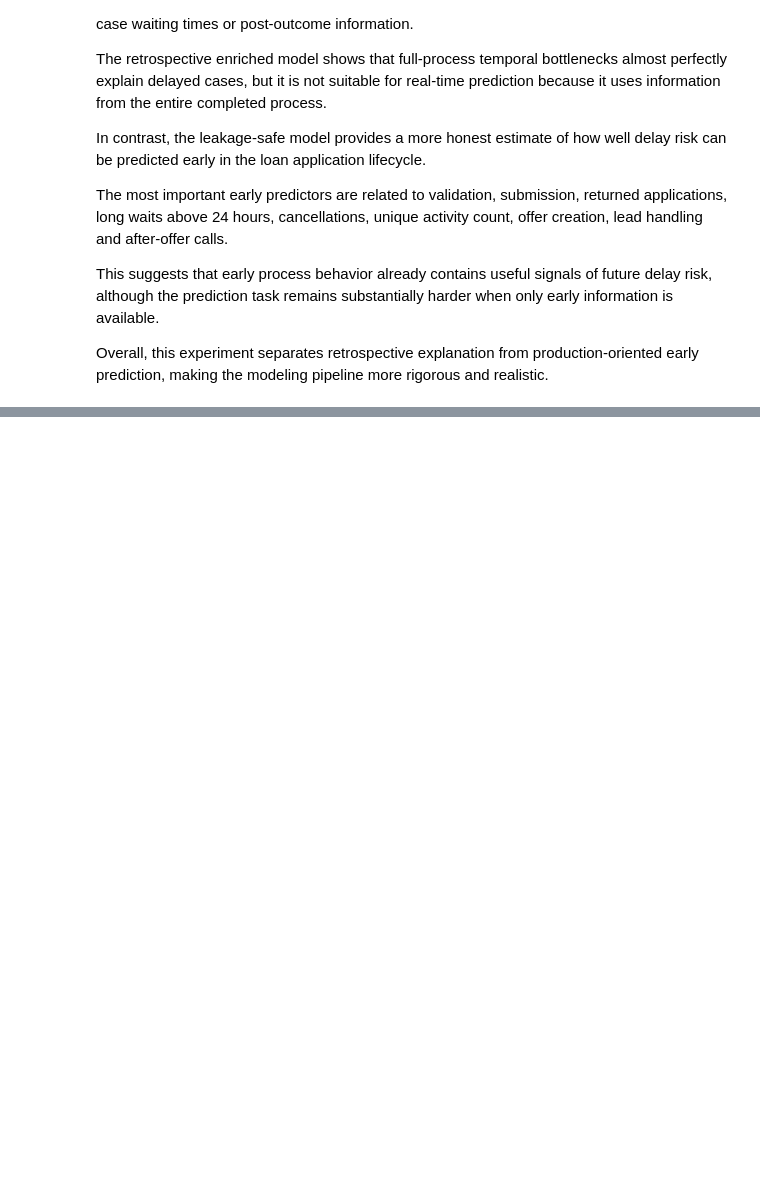
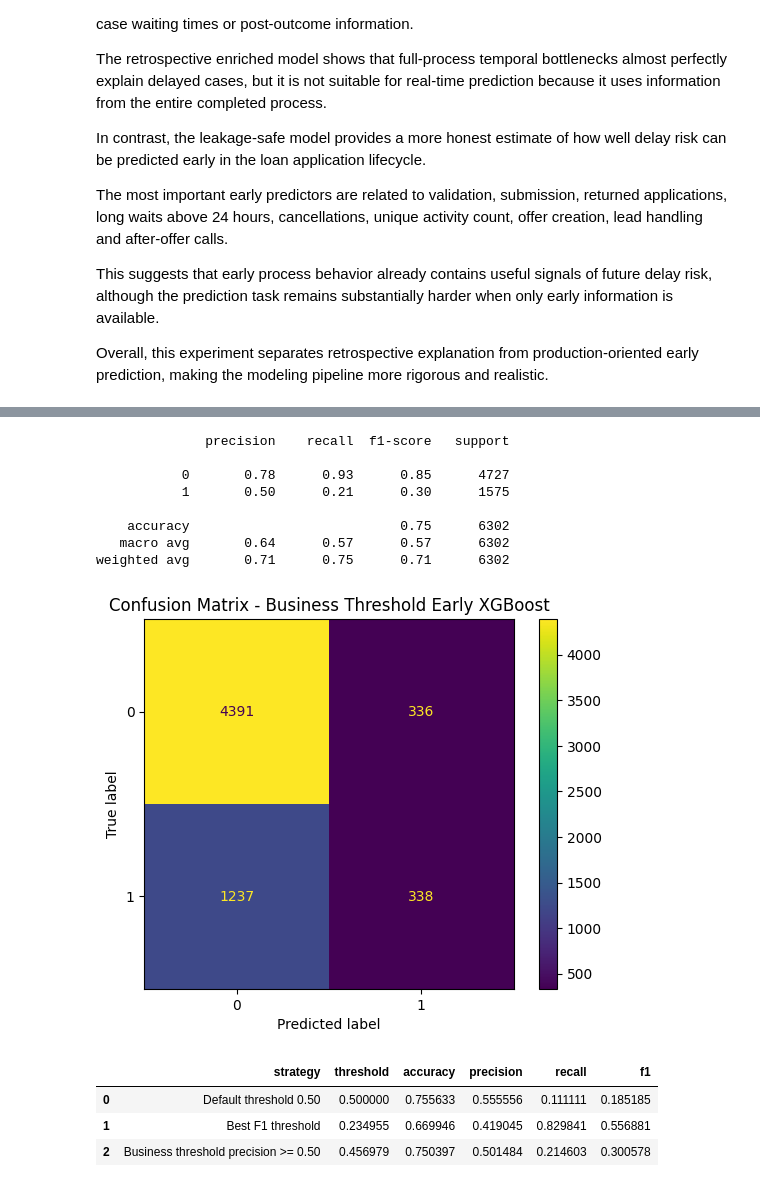
Before and after one commit to alfergal/ml-studio, a Jupyter notebook: ml/loanops/notebooks/03_enriched_modeling.ipynb, the cells around one changed output, grey strips where cells are left out. Drawn from its saved outputs; the diff is of its cells as text; code cells hidden in the pictures; blank space fills up the shorter version.

```diff
--- a/ml/loanops/notebooks/03_enriched_modeling.ipynb
+++ b/ml/loanops/notebooks/03_enriched_modeling.ipynb
@@ -378,0 +460,63 @@ Overall, this experiment separates retrospective explanation from production-ori
+# %%
+y_pred_business = (y_proba_early >= business_threshold).astype(int)
+
+print(classification_report(y_test, y_pred_business))
+
+ConfusionMatrixDisplay.from_predictions(
+    y_test,
+    y_pred_business,
+)
+
+plt.title("Confusion Matrix - Business Threshold Early XGBoost")
+plt.show()
+# %% [output]
+              precision    recall  f1-score   support
+
+           0       0.78      0.93      0.85      4727
+           1       0.50      0.21      0.30      1575
+
+    accuracy                           0.75      6302
+   macro avg       0.64      0.57      0.57      6302
+weighted avg       0.71      0.75      0.71      6302
+[figure, added]
+# %%
+from sklearn.metrics import precision_score, recall_score, f1_score
+threshold_comparison = pd.DataFrame({
+    "strategy": [
+        "Default threshold 0.50",
+        "Best F1 threshold",
+        "Business threshold precision >= 0.50",
+    ],
+    "threshold": [
+        0.50,
+        best_f1_threshold,
+        business_threshold,
+    ],
+    "accuracy": [
+        accuracy_score(y_test, y_pred_early),
+        accuracy_score(y_test, y_pred_early_f1),
+        accuracy_score(y_test, y_pred_business),
+    ],
+    "precision": [
+        precision_score(y_test, y_pred_early),
+        precision_score(y_test, y_pred_early_f1),
+        precision_score(y_test, y_pred_business),
+    ],
+    "recall": [
+        recall_score(y_test, y_pred_early),
+        recall_score(y_test, y_pred_early_f1),
+        recall_score(y_test, y_pred_business),
+    ],
+    "f1": [
+        f1_score(y_test, y_pred_early),
+        f1_score(y_test, y_pred_early_f1),
+        f1_score(y_test, y_pred_business),
+    ],
+})
+
+threshold_comparison
+# %% [output]
+|  | strategy | threshold | accuracy | precision | recall | f1 |
+| 0 | Default threshold 0.50 | 0.500000 | 0.755633 | 0.555556 | 0.111111 | 0.185185 |
+| 1 | Best F1 threshold | 0.234955 | 0.669946 | 0.419045 | 0.829841 | 0.556881 |
+| 2 | Business threshold precision >= 0.50 | 0.456979 | 0.750397 | 0.501484 | 0.214603 | 0.300578 |
```
Also changed, not shown: parts of 5 cells of this notebook.
